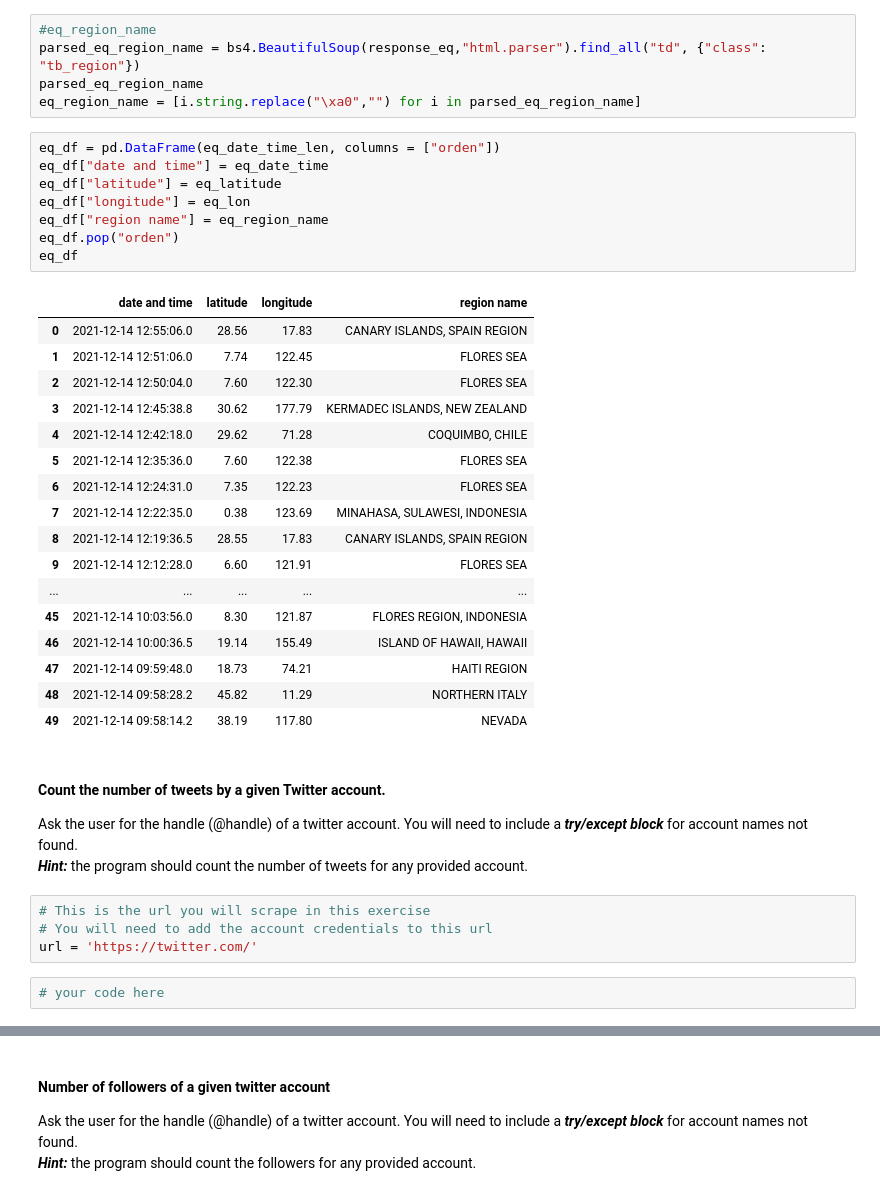
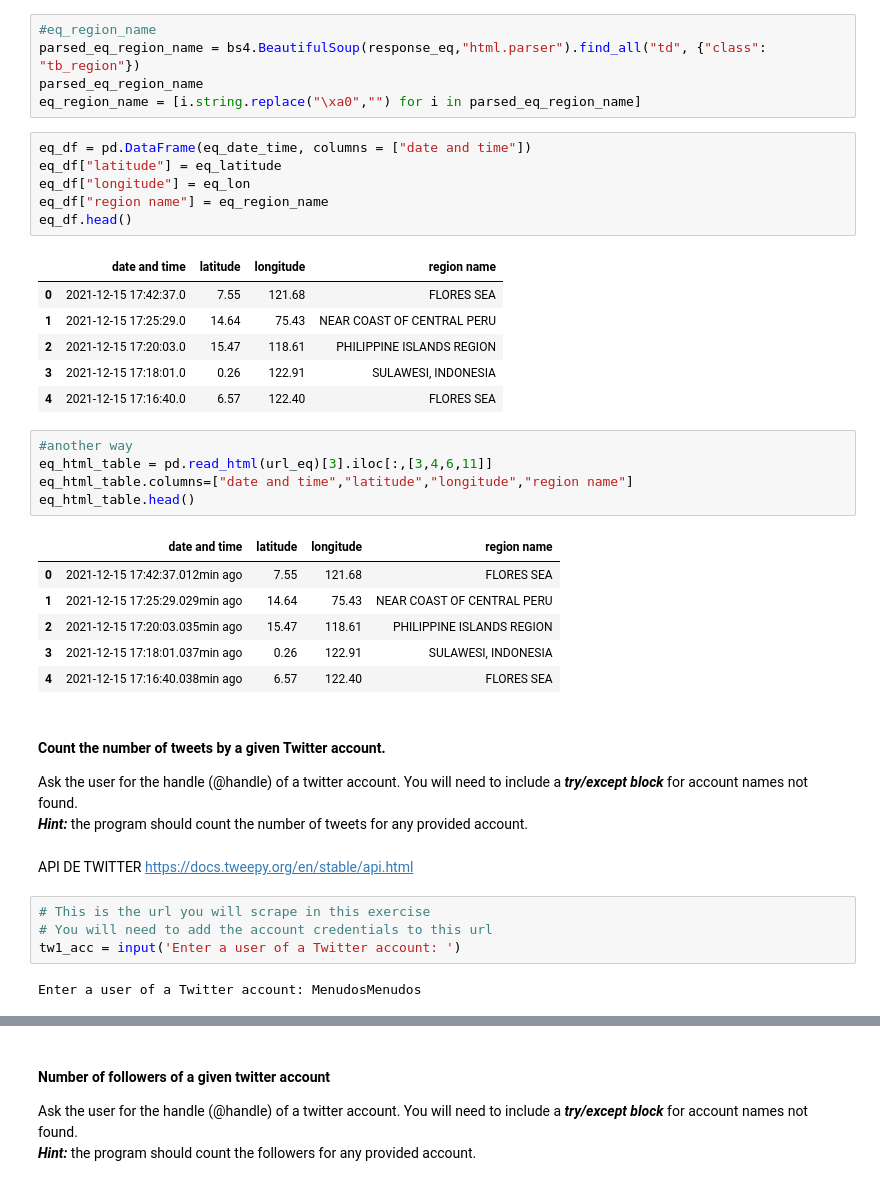
Before and after one commit to alvaro-saez/dataptmad1121_labs, a Jupyter notebook: extra-work/m1/lab-web-scraping/your-code/[lab-web-scraping] Alvaro Saez.ipynb, the cells around one changed output, grey strips where cells are left out. Drawn from its saved outputs; the diff is of its cells as text.

```diff
--- a/extra-work/m1/lab-web-scraping/your-code/[lab-web-scraping] Alvaro Saez.ipynb
+++ b/extra-work/m1/lab-web-scraping/your-code/[lab-web-scraping] Alvaro Saez.ipynb
@@ -332,38 +333,40 @@ parsed_eq_region_name = bs4.BeautifulSoup(response_eq,"html.parser").find_all("t
 parsed_eq_region_name
 eq_region_name = [i.string.replace("\xa0","") for i in parsed_eq_region_name]
 # %%
-eq_df = pd.DataFrame(eq_date_time_len, columns = ["orden"])
-eq_df["date and time"] = eq_date_time
+eq_df = pd.DataFrame(eq_date_time, columns = ["date and time"])
 eq_df["latitude"] = eq_latitude
 eq_df["longitude"] = eq_lon
 eq_df["region name"] = eq_region_name
-eq_df.pop("orden")
-eq_df
+eq_df.head()
 # %% [output]
 |  | date and time | latitude | longitude | region name |
-| 0 | 2021-12-14 12:55:06.0 | 28.56 | 17.83 | CANARY ISLANDS, SPAIN REGION |
-| 1 | 2021-12-14 12:51:06.0 | 7.74 | 122.45 | FLORES SEA |
-| 2 | 2021-12-14 12:50:04.0 | 7.60 | 122.30 | FLORES SEA |
-| 3 | 2021-12-14 12:45:38.8 | 30.62 | 177.79 | KERMADEC ISLANDS, NEW ZEALAND |
-| 4 | 2021-12-14 12:42:18.0 | 29.62 | 71.28 | COQUIMBO, CHILE |
-| 5 | 2021-12-14 12:35:36.0 | 7.60 | 122.38 | FLORES SEA |
-| 6 | 2021-12-14 12:24:31.0 | 7.35 | 122.23 | FLORES SEA |
-| 7 | 2021-12-14 12:22:35.0 | 0.38 | 123.69 | MINAHASA, SULAWESI, INDONESIA |
-| 8 | 2021-12-14 12:19:36.5 | 28.55 | 17.83 | CANARY ISLANDS, SPAIN REGION |
-| 9 | 2021-12-14 12:12:28.0 | 6.60 | 121.91 | FLORES SEA |
-| ... | ... | ... | ... | ... |
-| 45 | 2021-12-14 10:03:56.0 | 8.30 | 121.87 | FLORES REGION, INDONESIA |
-| 46 | 2021-12-14 10:00:36.5 | 19.14 | 155.49 | ISLAND OF HAWAII, HAWAII |
-| 47 | 2021-12-14 09:59:48.0 | 18.73 | 74.21 | HAITI REGION |
-| 48 | 2021-12-14 09:58:28.2 | 45.82 | 11.29 | NORTHERN ITALY |
-| 49 | 2021-12-14 09:58:14.2 | 38.19 | 117.80 | NEVADA |
+| 0 | 2021-12-15 17:42:37.0 | 7.55 | 121.68 | FLORES SEA |
+| 1 | 2021-12-15 17:25:29.0 | 14.64 | 75.43 | NEAR COAST OF CENTRAL PERU |
+| 2 | 2021-12-15 17:20:03.0 | 15.47 | 118.61 | PHILIPPINE ISLANDS REGION |
+| 3 | 2021-12-15 17:18:01.0 | 0.26 | 122.91 | SULAWESI, INDONESIA |
+| 4 | 2021-12-15 17:16:40.0 | 6.57 | 122.40 | FLORES SEA |
+# %%
+#another way
+eq_html_table = pd.read_html(url_eq)[3].iloc[:,[3,4,6,11]]
+eq_html_table.columns=["date and time","latitude","longitude","region name"]
+eq_html_table.head()
+# %% [output]
+|  | date and time | latitude | longitude | region name |
+| 0 | 2021-12-15 17:42:37.012min ago | 7.55 | 121.68 | FLORES SEA |
+| 1 | 2021-12-15 17:25:29.029min ago | 14.64 | 75.43 | NEAR COAST OF CENTRAL PERU |
+| 2 | 2021-12-15 17:20:03.035min ago | 15.47 | 118.61 | PHILIPPINE ISLANDS REGION |
+| 3 | 2021-12-15 17:18:01.037min ago | 0.26 | 122.91 | SULAWESI, INDONESIA |
+| 4 | 2021-12-15 17:16:40.038min ago | 6.57 | 122.40 | FLORES SEA |
 # %% [markdown]
 #### Count the number of tweets by a given Twitter account.
 Ask the user for the handle (@handle) of a twitter account. You will need to include a ***try/except block*** for account names not found.
 <br>***Hint:*** the program should count the number of tweets for any provided account.
+# %% [markdown]
+API DE TWITTER
+https://docs.tweepy.org/en/stable/api.html
 # %%
 # This is the url you will scrape in this exercise
 # You will need to add the account credentials to this url
-url = 'https://twitter.com/'
+tw1_acc = input('Enter a user of a Twitter account: ')
+# %% [output]
+Enter a user of a Twitter account: MenudosMenudos
-# %%
-# your code here
```
Also changed, not shown: parts of 19 cells of this notebook.
